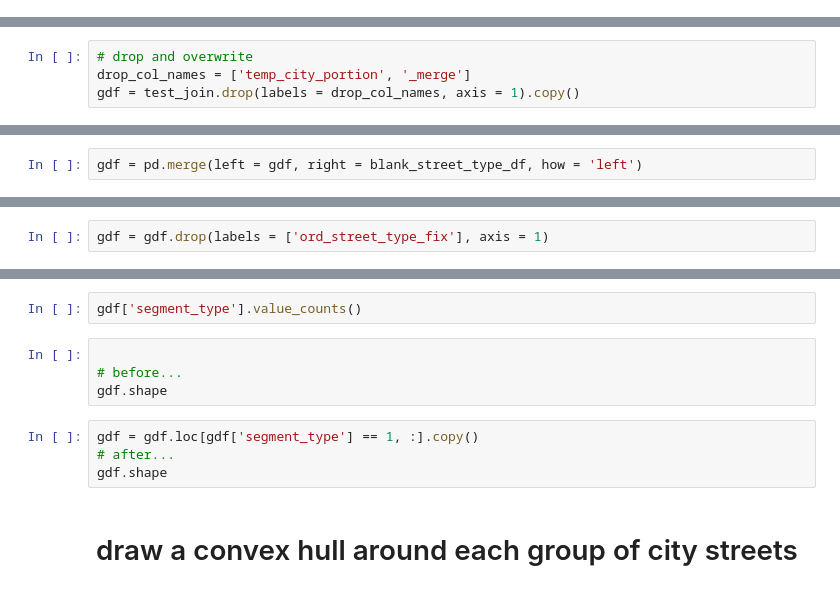
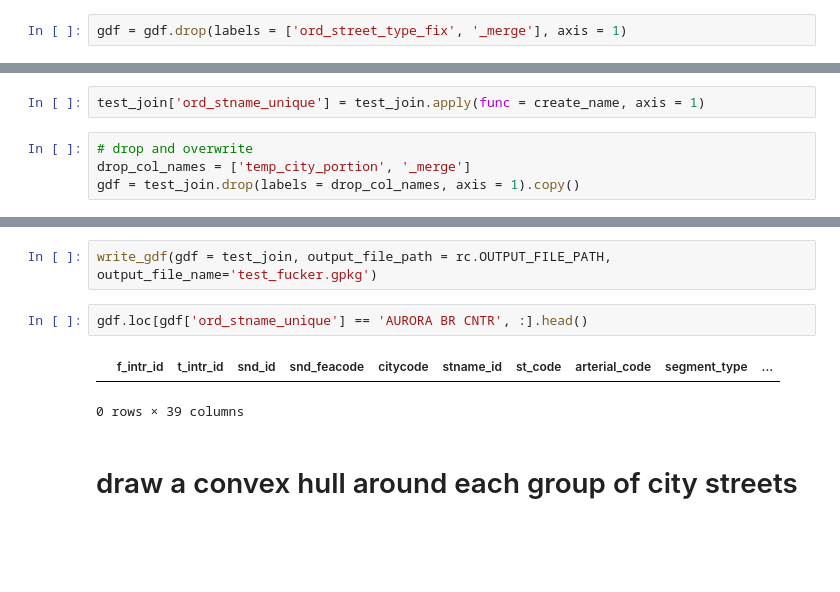
Before and after one commit to mike-babb/seattle_streets, a Jupyter notebook: code/step_02_export_nodes_seattle_streets.ipynb, the cells around one changed output, grey strips where cells are left out. Drawn from its saved outputs; the diff is of its cells as text; blank space fills up the shorter version.

```diff
--- a/code/step_02_export_nodes_seattle_streets.ipynb
+++ b/code/step_02_export_nodes_seattle_streets.ipynb
@@ -23,0 +123,2 @@ gdf = gpd.read_file(filename = fpn)
+# %%
+gdf = gdf.drop(labels = ['ord_street_type_fix', '_merge'], axis = 1)
@@ -71,6 +231,8 @@ Index(['f_intr_id', 't_intr_id', 'snd_id', 'snd_feacode', 'citycode',
 # %%
 test_join.loc[test_join['_merge'] == 'both', 'city_portion'] = \
 test_join.loc[test_join['_merge'] == 'both', 'temp_city_portion']
+# %%
+test_join['ord_stname_unique'] = test_join.apply(func = create_name, axis = 1)
 # %%
 # drop and overwrite
 drop_col_names = ['temp_city_portion', '_merge']
@@ -110,2 +239,0 @@ blank_street_type_df.head()
-# %%
-gdf = pd.merge(left = gdf, right = blank_street_type_df, how = 'left')
@@ -116,2 +239,0 @@ gdf['ord_street_type'].unique()
-# %%
-gdf = gdf.drop(labels = ['ord_street_type_fix'], axis = 1)
@@ -135,13 +240,10 @@ Very short! There are 362 of them.
-# %%
-gdf['segment_type'].value_counts()
-# %%
-
-# before...
-gdf.shape
-# %%
-gdf = gdf.loc[gdf['segment_type'] == 1, :].copy()
-# after...
-gdf.shape
+# %%
+write_gdf(gdf = test_join, output_file_path = rc.OUTPUT_FILE_PATH, output_file_name='test_fucker.gpkg')
+# %%
+gdf.loc[gdf['ord_stname_unique'] == 'AURORA BR CNTR', :].head()
+# %% [output]
+|  | f_intr_id | t_intr_id | snd_id | snd_feacode | citycode | stname_id | st_code | arterial_code | segment_type | ... |
+0 rows × 39 columns
 # %% [markdown]
 # draw a convex hull around each group of city streets
 # %%
```
Also changed, not shown: parts of 75 cells of this notebook, 10 other files.
